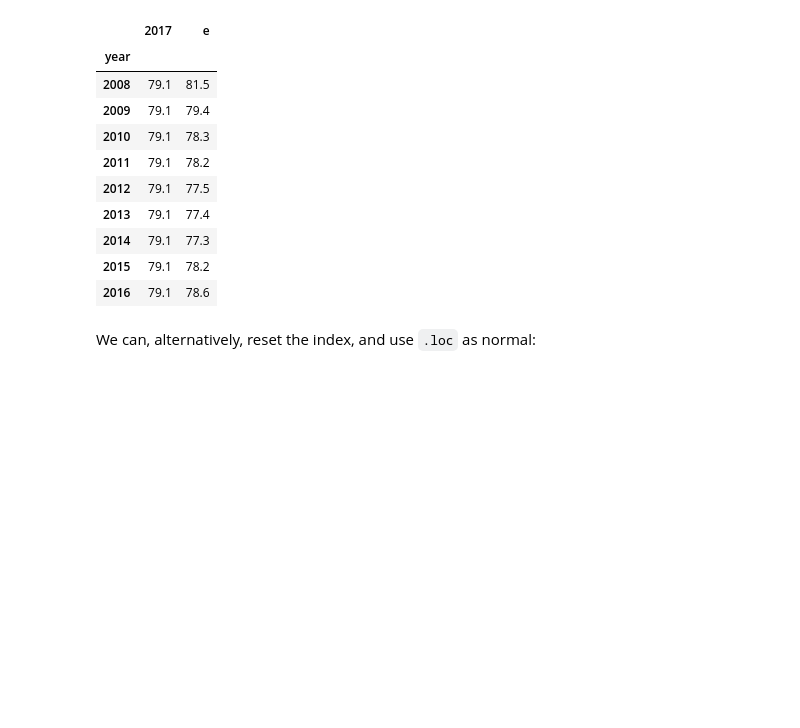
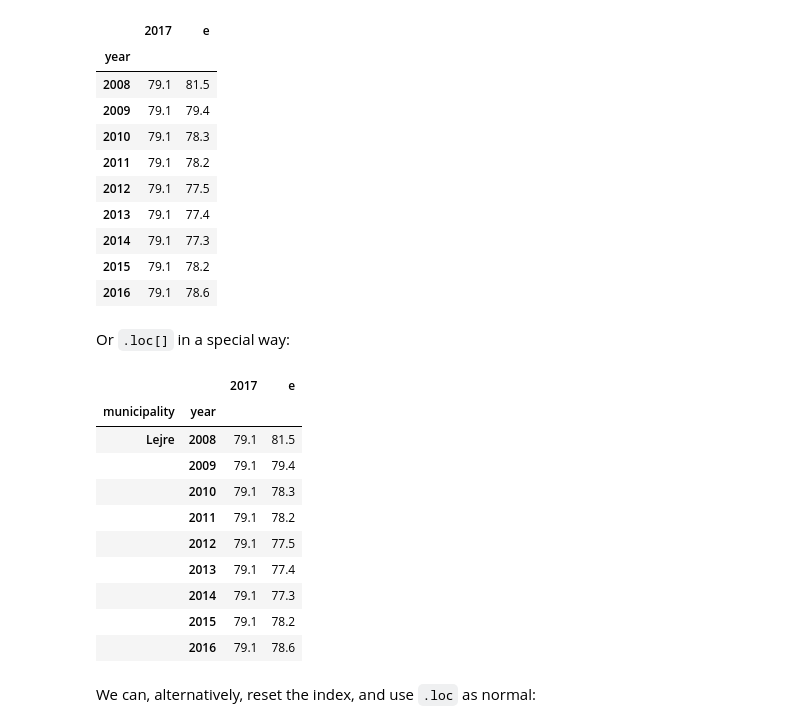
Before and after one commit to NumEconCopenhagen/lectures-2019, a Jupyter notebook: 06/Load_save_and_structure_data.ipynb, the cells around one changed output. Cells and saved outputs as stored; diff of their text form; code cells hidden in the pictures; blank space fills up the shorter version.

```diff
--- a/06/Load_save_and_structure_data.ipynb
+++ b/06/Load_save_and_structure_data.ipynb
@@ -572,6 +573,22 @@ empl_tall.xs('Lejre',level='municipality')
 | 2014 | 79.1 | 77.3 |
 | 2015 | 79.1 | 78.2 |
 | 2016 | 79.1 | 78.6 |
+# %% [markdown]
+Or ``.loc[]`` in a special way:
+# %%
+empl_tall.loc[empl_tall.index.get_level_values('municipality') == 'Lejre', :]
+# %% [output]
+|  |  | 2017 | e |
+| municipality | year |  |  |
+| Lejre | 2008 | 79.1 | 81.5 |
+|  | 2009 | 79.1 | 79.4 |
+|  | 2010 | 79.1 | 78.3 |
+|  | 2011 | 79.1 | 78.2 |
+|  | 2012 | 79.1 | 77.5 |
+|  | 2013 | 79.1 | 77.4 |
+|  | 2014 | 79.1 | 77.3 |
+|  | 2015 | 79.1 | 78.2 |
+|  | 2016 | 79.1 | 78.6 |
 # %% [markdown]
 We can, alternatively, reset the index, and use `.loc` as normal:
 # %%
```
Also changed, not shown: parts of 13 cells of this notebook, 2 other files.
